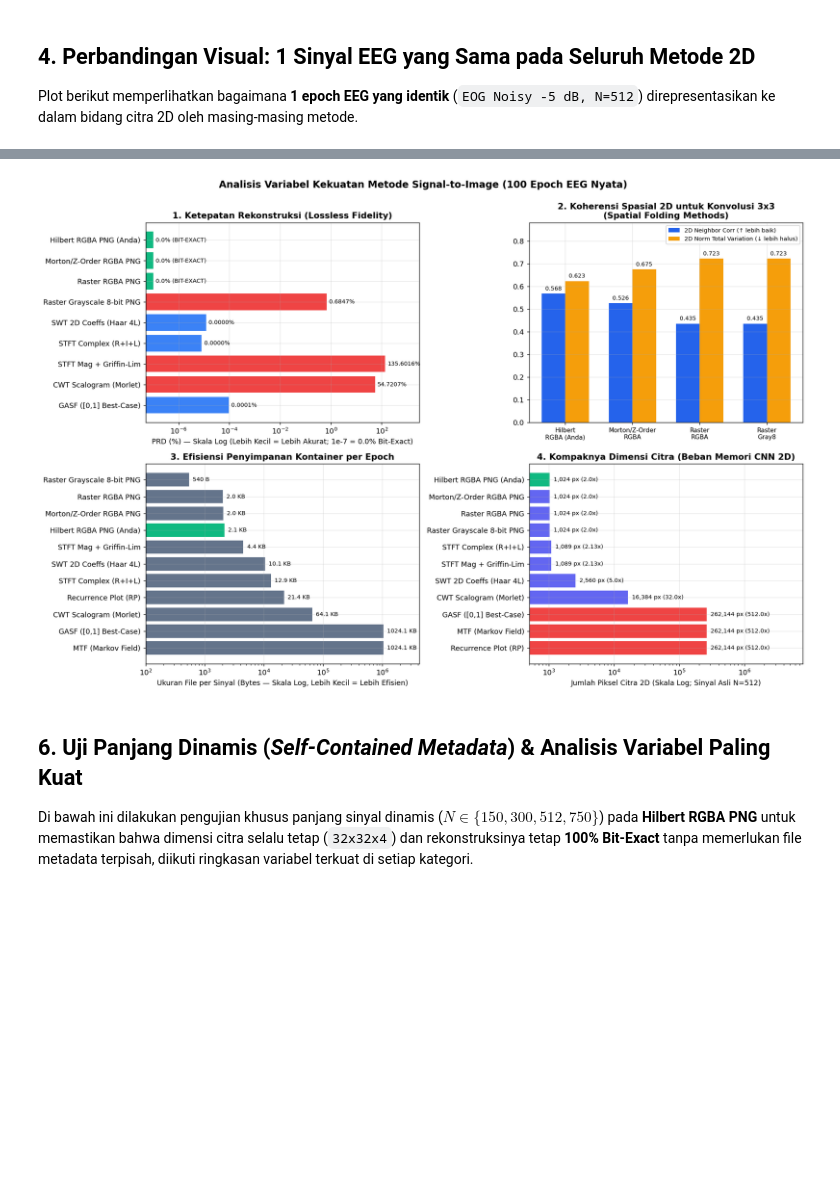
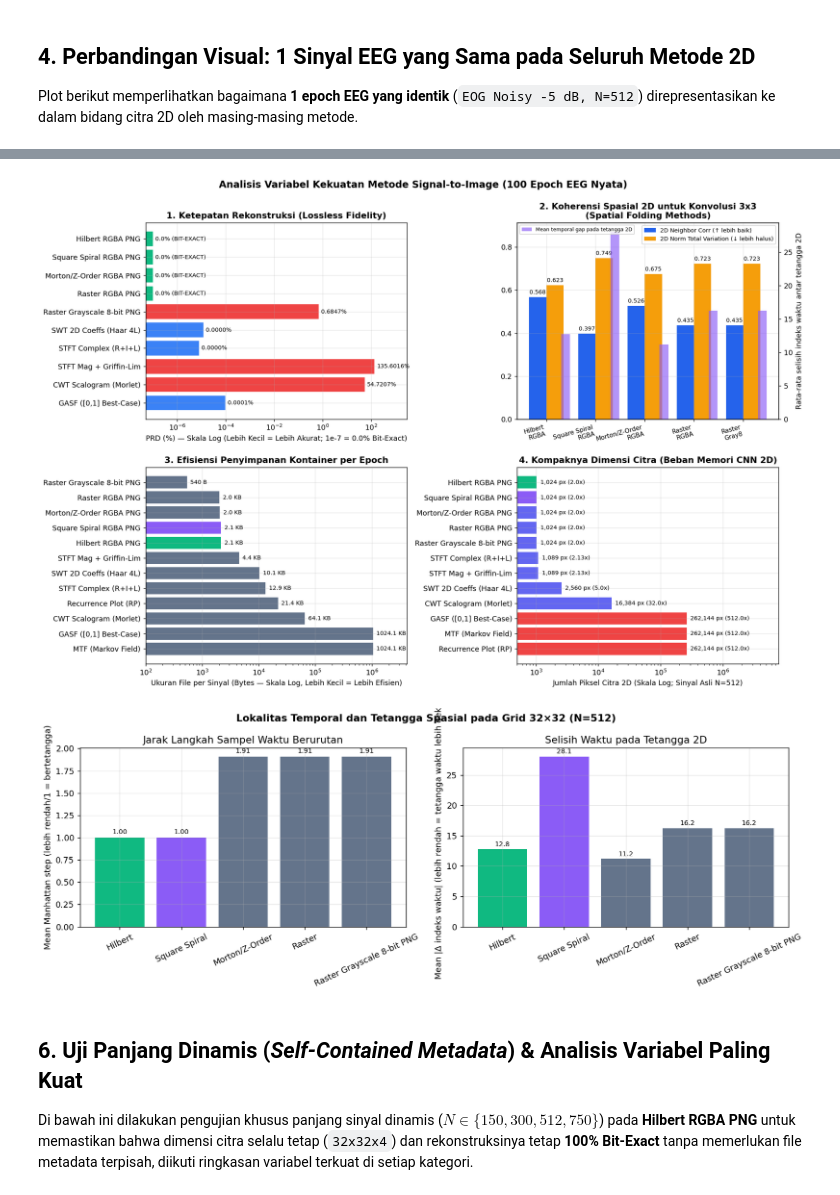
Before and after one commit to hoaxzz/signal-to-image, a Jupyter notebook: compare_signal_to_image_methods.ipynb, the cells around one changed output, grey strips where cells are left out. Cells and saved outputs as stored; diff of their text form; code cells hidden in the pictures; blank space fills up the shorter version.

```diff
--- a/compare_signal_to_image_methods.ipynb
+++ b/compare_signal_to_image_methods.ipynb
@@ -521,6 +577,11 @@ def morton_rgba_png_roundtrip(sig: np.ndarray, img_size: int = 32):
     return _generic_sfc_rgba_png_roundtrip(sig, morton_indices, img_size=img_size)
 
 
+def spiral_rgba_png_roundtrip(sig: np.ndarray, img_size: int = 32):
+    """Square spiral center-out + IEEE 754 RGBA PNG bit-packing."""
+    return _generic_sfc_rgba_png_roundtrip(sig, spiral_indices, img_size=img_size)
+
+
 def hilbert_rgba_png_roundtrip(sig: np.ndarray, img_size: int = 32):
     """Metode Anda: Hilbert Curve + IEEE 754 RGBA PNG Bit-Packing."""
     t0 = time.perf_counter()
@@ -548,5 +609,5 @@ def hilbert_rgba_png_roundtrip(sig: np.ndarray, img_size: int = 32):
         "t_dec_ms": t_dec,
     }
 
-print("Seluruh 11 metode transformasi berhasil didefinisikan.")
+print("Seluruh 12 metode transformasi berhasil didefinisikan.")
 # %% [output]
@@ -762,8 +833,11 @@ Menjalankan benchmark pada 100 epoch EEG nyata (N=512, dtype=float32)...
 
 Plot berikut memperlihatkan bagaimana **1 epoch EEG yang identik** (`EOG Noisy -5 dB, N=512`) direpresentasikan ke dalam bidang citra 2D oleh masing-masing metode.
 # %%
-fig, axes = plt.subplots(3, 4, figsize=(16, 11), dpi=130)
-axes_flat = axes.flatten()
+n_panels = len(METHODS) + 1
+n_cols = 4
+n_rows = int(np.ceil(n_panels / n_cols))
+fig, axes = plt.subplots(n_rows, n_cols, figsize=(16, 4.0 * n_rows), dpi=130)
+axes_flat = np.asarray(axes).reshape(-1)
 
 sig0 = signals[0][1]
 axes_flat[0].plot(sig0, color="#1f77b4", lw=1.0)
@@ -781,6 +855,9 @@ for i, spec in enumerate(METHODS, start=1):
     ax.set_yticks([])
     plt.colorbar(im, ax=ax, fraction=0.046, pad=0.03)
 
+for ax in axes_flat[n_panels:]:
+    ax.axis("off")
+
 plt.suptitle("Perbandingan Visual Representasi Citra 2D dari 1 Sinyal EEG yang Sama", fontsize=13, fontweight="bold", y=0.995)
 plt.tight_layout()
 plt.savefig(OUT_DIR / "visual_2d_representations.png", bbox_inches="tight")
@@ -828,6 +903,8 @@ ax.set_xticks(x)
 ax.set_xticklabels(
     [m.replace(" RGBA PNG", "\nRGBA").replace(" Grayscale 8-bit PNG", "\nGray8") for m in sfc_df["Method"]],
     fontsize=8.5,
+    rotation=15,
+    ha="right",
 )
 ax.set_title("2. Koherensi Spasial 2D untuk Konvolusi 3x3\n(Spatial Folding Methods)", fontweight="bold")
 ax.legend(fontsize=8)
@@ -836,44 +913,77 @@ for bar in list(b1) + list(b2):
 ax.set_ylim(0, max(sfc_df["Spatial_Neighbor_Corr_2D"].max(), sfc_df["Spatial_Norm_TV_2D"].max()) * 1.22)
 ax.grid(axis="y", alpha=0.3)
 
+# Panel tambahan: selisih indeks waktu pada tetangga spasial 2D.
+# Metrik ini menunjukkan bahwa kontinuitas temporal satu arah belum cukup.
+ax_gap = ax.twinx()
+b3 = ax_gap.bar(x + 0.39, sfc_df["Spatial_Neighbor_Mean_Time_Gap"], width=0.18,
+                label="Mean temporal gap pada tetangga 2D", color="#8b5cf6", alpha=0.65)
+ax_gap.set_ylabel("Rata-rata selisih indeks waktu antar tetangga 2D")
+ax_gap.legend(loc="upper left", fontsize=7)
+ax_gap.grid(False)
+
 # Panel 3: Ukuran File di Disk
 ax = axes[1, 0]
 disk_df = df.sort_values("Mean_Disk_Bytes")
-colors3 = ["#10b981" if "Hilbert" in m else "#64748b" for m in disk_df["Method"]]
+colors3 = ["#8b5cf6" if "Spiral" in m else ("#10b981" if "Hilbert" in m else "#64748b") for m in disk_df["Method"]]
 bars3 = ax.barh(disk_df["Method"], disk_df["Mean_Disk_Bytes"], color=colors3)
 ax.set_xscale("log")
 ax.invert_yaxis()
 ax.set_xlabel("Ukuran File per Sinyal (Bytes — Skala Log, Lebih Kecil = Lebih Efisien)")
 ax.set_title("3. Efisiensi Penyimpanan Kontainer per Epoch", fontweight="bold")
 for bar, v in zip(bars3, disk_df["Mean_Disk_Bytes"]):
     txt = f"{v/1024:.1f} KB" if v >= 1024 else f"{v:.0f} B"
     ax.text(bar.get_width() * 1.15, bar.get_y() + bar.get_height() / 2, txt, va="center", fontsize=8)
 ax.set_xlim(100, disk_df["Mean_Disk_Bytes"].max() * 4)
 ax.grid(axis="x", alpha=0.3)
 
 # Panel 4: Ekspansi Piksel 2D
 ax = axes[1, 1]
 pix_df = df.sort_values("Pixels_2D")
 colors4 = [
-    "#10b981" if "Hilbert" in m else ("#ef4444" if p > 50000 else "#6366f1")
+    "#10b981" if "Hilbert" in m else ("#8b5cf6" if "Spiral" in m else ("#ef4444" if p > 50000 else "#6366f1"))
     for m, p in zip(pix_df["Method"], pix_df["Pixels_2D"])
 ]
 bars4 = ax.barh(pix_df["Method"], pix_df["Pixels_2D"], color=colors4)
 ax.set_xscale("log")
 ax.invert_yaxis()
 ax.set_xlabel("Jumlah Piksel Citra 2D (Skala Log; Sinyal Asli N=512)")
 ax.set_title("4. Kompaknya Dimensi Citra (Beban Memori CNN 2D)", fontweight="bold")
 for bar, v, r in zip(bars4, pix_df["Pixels_2D"], pix_df["Expansion_Ratio_vs_N"]):
     ax.text(bar.get_width() * 1.15, bar.get_y() + bar.get_height() / 2, f"{v:,} px ({r}x)", va="center", fontsize=8)
 ax.set_xlim(500, pix_df["Pixels_2D"].max() * 30)
 ax.grid(axis="x", alpha=0.3)
 
 plt.suptitle("Analisis Variabel Kekuatan Metode Signal-to-Image (100 Epoch EEG Nyata)", fontsize=13.5, fontweight="bold", y=0.995)
 plt.tight_layout()
 plt.savefig(OUT_DIR / "metrics_comparison_chart.png", bbox_inches="tight")
+
+# Grafik khusus lokalitas temporal untuk membandingkan arah waktu dan tetangga spasial.
+fig_loc, ax_loc = plt.subplots(1, 2, figsize=(13, 4.8), dpi=130)
+loc_df = df[df["Curve_Mean_Step_L1"].notna()].copy()
+labels = [m.replace(" RGBA PNG", "") for m in loc_df["Method"]]
+colors = ["#10b981" if "Hilbert" in m else ("#8b5cf6" if "Spiral" in m else "#64748b") for m in loc_df["Method"]]
+ax_loc[0].bar(labels, loc_df["Curve_Mean_Step_L1"], color=colors)
+ax_loc[0].set_title("Jarak Langkah Sampel Waktu Berurutan")
+ax_loc[0].set_ylabel("Mean Manhattan step (lebih rendah/1 = bertetangga)")
+ax_loc[0].tick_params(axis="x", rotation=25)
+for i, v in enumerate(loc_df["Curve_Mean_Step_L1"]):
+    ax_loc[0].text(i, v + 0.04, f"{v:.2f}", ha="center", fontsize=8)
+
+ax_loc[1].bar(labels, loc_df["Spatial_Neighbor_Mean_Time_Gap"], color=colors)
+ax_loc[1].set_title("Selisih Waktu pada Tetangga 2D")
+ax_loc[1].set_ylabel("Mean |Δ indeks waktu| (lebih rendah = tetangga waktu lebih dekat)")
+ax_loc[1].tick_params(axis="x", rotation=25)
+for i, v in enumerate(loc_df["Spatial_Neighbor_Mean_Time_Gap"]):
+    ax_loc[1].text(i, v + 0.5, f"{v:.1f}", ha="center", fontsize=8)
+
+fig_loc.suptitle("Lokalitas Temporal dan Tetangga Spasial pada Grid 32×32 (N=512)", fontweight="bold")
+fig_loc.tight_layout()
+fig_loc.savefig(OUT_DIR / "curve_locality_comparison.png", bbox_inches="tight")
 plt.show()
 # %% [output]
-[figure, old version]
+[figure, new version]
+[figure, added]
 # %% [markdown]
 ## 6. Uji Panjang Dinamis (*Self-Contained Metadata*) & Analisis Variabel Paling Kuat
 
```
Also changed, not shown: parts of 11 cells of this notebook, 2 other files.
